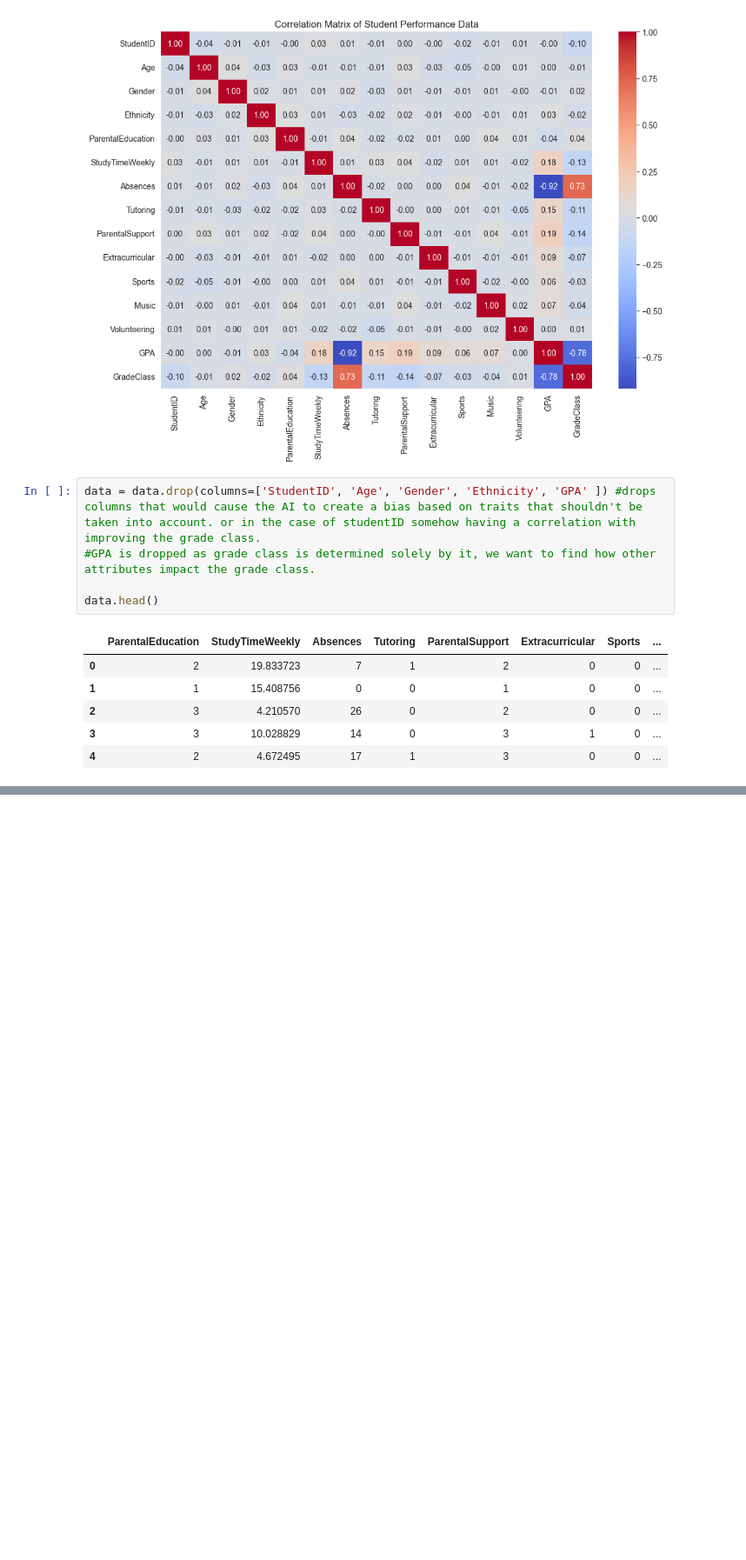
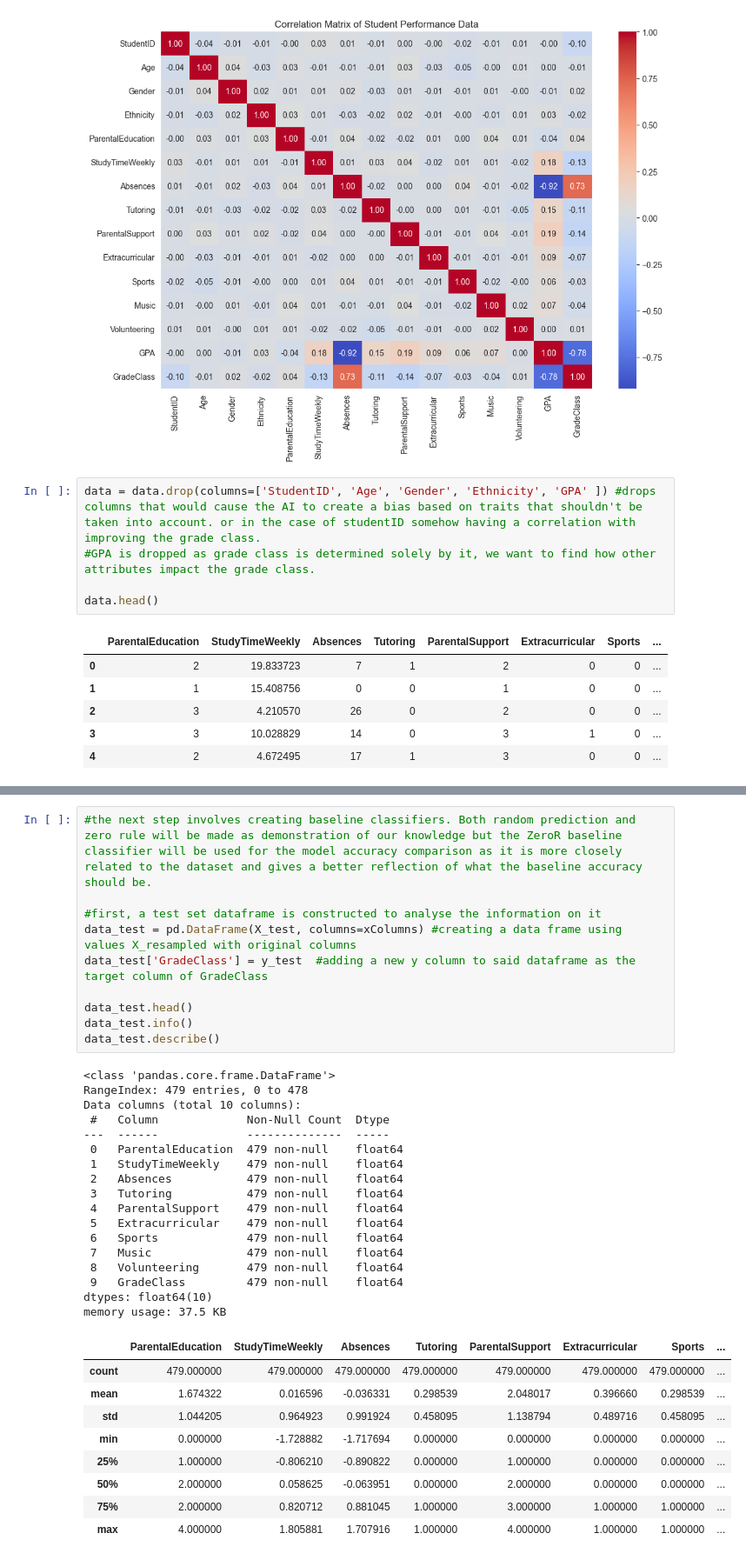
Before and after one commit to hoangcanthi/INM-701-coursework-group-Viet-Hoang-Pham---Jakub-Wochniak, a Jupyter notebook: Main.ipynb, the cells around one changed output, grey strips where cells are left out. Shown at 87% size. Drawn from its saved outputs; the diff is of its cells as text; blank space fills up the shorter version.

```diff
--- a/Main.ipynb
+++ b/Main.ipynb
@@ -219,0 +294,37 @@ plt.show()
+# %%
+#the next step involves creating baseline classifiers. Both random prediction and zero rule will be made as demonstration of our knowledge but the ZeroR baseline classifier will be used for the model accuracy comparison as it is more closely related to the dataset and gives a better reflection of what the baseline accuracy should be.
+
+#first, a test set dataframe is constructed to analyse the information on it
+data_test = pd.DataFrame(X_test, columns=xColumns) #creating a data frame using values X_resampled with original columns
+data_test['GradeClass'] = y_test  #adding a new y column to said dataframe as the target column of GradeClass
+
+data_test.head()
+data_test.info()
+data_test.describe()
+# %% [output]
+<class 'pandas.core.frame.DataFrame'>
+RangeIndex: 479 entries, 0 to 478
+Data columns (total 10 columns):
+ #   Column             Non-Null Count  Dtype
+---  ------             --------------  -----
+ 0   ParentalEducation  479 non-null    float64
+ 1   StudyTimeWeekly    479 non-null    float64
+ 2   Absences           479 non-null    float64
+ 3   Tutoring           479 non-null    float64
+ 4   ParentalSupport    479 non-null    float64
+ 5   Extracurricular    479 non-null    float64
+ 6   Sports             479 non-null    float64
+ 7   Music              479 non-null    float64
+ 8   Volunteering       479 non-null    float64
+ 9   GradeClass         479 non-null    float64
+dtypes: float64(10)
+memory usage: 37.5 KB
+|  | ParentalEducation | StudyTimeWeekly | Absences | Tutoring | ParentalSupport | Extracurricular | Sports | ... |
+| count | 479.000000 | 479.000000 | 479.000000 | 479.000000 | 479.000000 | 479.000000 | 479.000000 | ... |
+| mean | 1.674322 | 0.016596 | -0.036331 | 0.298539 | 2.048017 | 0.396660 | 0.298539 | ... |
+| std | 1.044205 | 0.964923 | 0.991924 | 0.458095 | 1.138794 | 0.489716 | 0.458095 | ... |
+| min | 0.000000 | -1.728882 | -1.717694 | 0.000000 | 0.000000 | 0.000000 | 0.000000 | ... |
+| 25% | 1.000000 | -0.806210 | -0.890822 | 0.000000 | 1.000000 | 0.000000 | 0.000000 | ... |
+| 50% | 2.000000 | 0.058625 | -0.063951 | 0.000000 | 2.000000 | 0.000000 | 0.000000 | ... |
+| 75% | 2.000000 | 0.820712 | 0.881045 | 1.000000 | 3.000000 | 1.000000 | 1.000000 | ... |
+| max | 4.000000 | 1.805881 | 1.707916 | 1.000000 | 4.000000 | 1.000000 | 1.000000 | ... |
```
Also changed, not shown: parts of 7 cells of this notebook.
